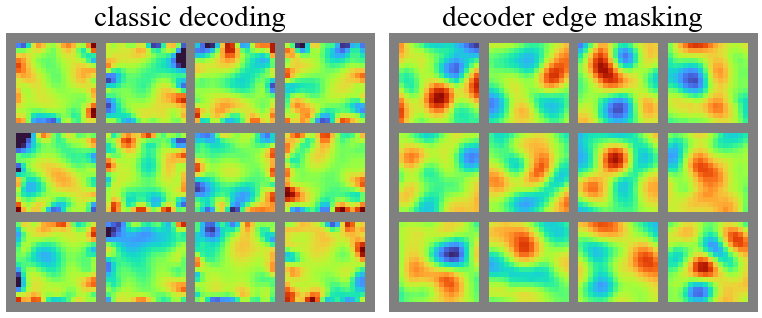
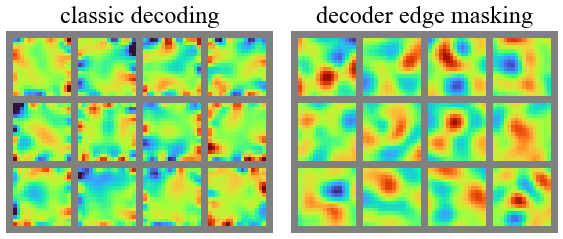
The change to this notebook cell's code, shown as a diff; its figure went from the first image to the second:
--- before
+++ after
@@ -9,5 +9,5 @@
 titles = ["classic decoding", "decoder edge masking"]
 
-figw = 0.8 * PLOTW
+figw = 0.6 * PLOTW
 figh = 1.1 * nr / (2 * nc) * figw
 f, axs = plt.subplots(1, 2, figsize=(figw, figh))
@@ -16,7 +16,8 @@
     plt.sca(axs[ii])
     plt.imshow(weight_maps[key][0, : nr * p + 2, : nc * p + 2], vmin=-vmax, vmax=vmax, cmap=cmap)
-    plt.title(titles[ii])
+    plt.title(titles[ii], fontsize="small")
     plt.axis("off")
 
 plt.tight_layout(pad=0.5)
 f.savefig("results/edge_mask_head_maps.pdf")
+print(figh)

Commit: misc updates to run scripts, notebooks, figures